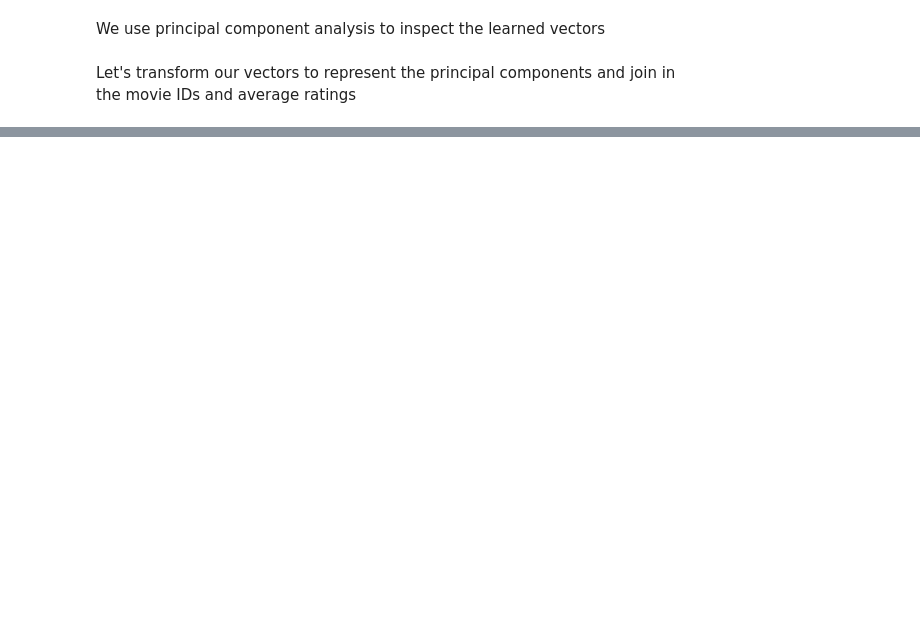
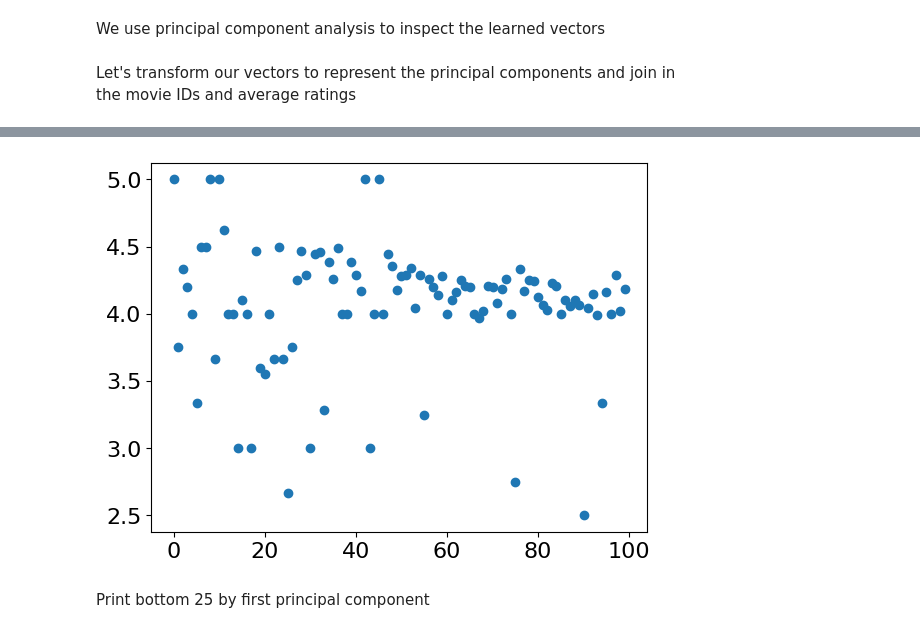
Before and after one commit to LugoBlogger/AK-201-426-data-science, a Jupyter notebook: ch-23-recom-sys-02-matrix-factorization.ipynb, the cells around one changed output, grey strips where cells are left out. Cells and saved outputs as stored; diff of their text form; code cells hidden in the pictures; blank space fills up the shorter version.

```diff
--- a/ch-23-recom-sys-02-matrix-factorization.ipynb
+++ b/ch-23-recom-sys-02-matrix-factorization.ipynb
@@ -214,7 +277,13 @@ loop(test)
+# %%
+with open(f"./datasets/movie_vectors_{N_epochs}.dat", "rb") as fp:
+  reload_movie_vectors = pickle.load(fp)
+
+with open(f"./datasets/user_vectors_{N_epochs}.dat", "rb") as fp:
+  reload_user_vectors = pickle.load(fp)
 # %% [markdown]
 We use principal component analysis to inspect the learned vectors
 # %%
-original_vectors = [vector for vector in movie_vectors.values()]
+original_vectors = [vector for vector in reload_movie_vectors.values()]
 components = DimReduction.pca(original_vectors, 2)
 # %% [markdown]
 Let's transform our vectors to represent the principal components and join in
@@ -228,6 +297,6 @@ vectors = [
   (movie_id, sum(ratings_by_movie[movie_id]) / len(ratings_by_movie[movie_id]),
   movies[movie_id],
   vector)
-  for movie_id, vector in zip(movie_vectors.keys(),
-                              transform(original_vectors, components))
+  for movie_id, vector in zip(reload_movie_vectors.keys(),
+                              DimReduction.transform(original_vectors, components))
 ]
@@ -233,0 +305,3 @@ vectors = [
+# %%
+for row in sorted(vectors, key=lambda v: v[-1][0])[:25]:
+  print(row)
@@ -233,0 +326,18 @@ vectors = [
+# %%
+descending_sort = sorted(vectors, key=lambda v: v[-1][0])
+fig, ax = plt.subplots()
+
+N_first = 100
+movie_id_arr = []
+rating_arr = []
+for row in descending_sort[:N_first]:
+  movie_id_arr.append(row[0])
+  rating_arr.append(row[1])
+
+ax.plot(rating_arr, linestyle="None", marker="o")
+
+plt.show(fig)
+# %% [output]
+[figure, added]
+# %% [markdown]
+Print bottom 25 by first principal component
```
Also changed, not shown: parts of 12 cells of this notebook, 20 other files.
